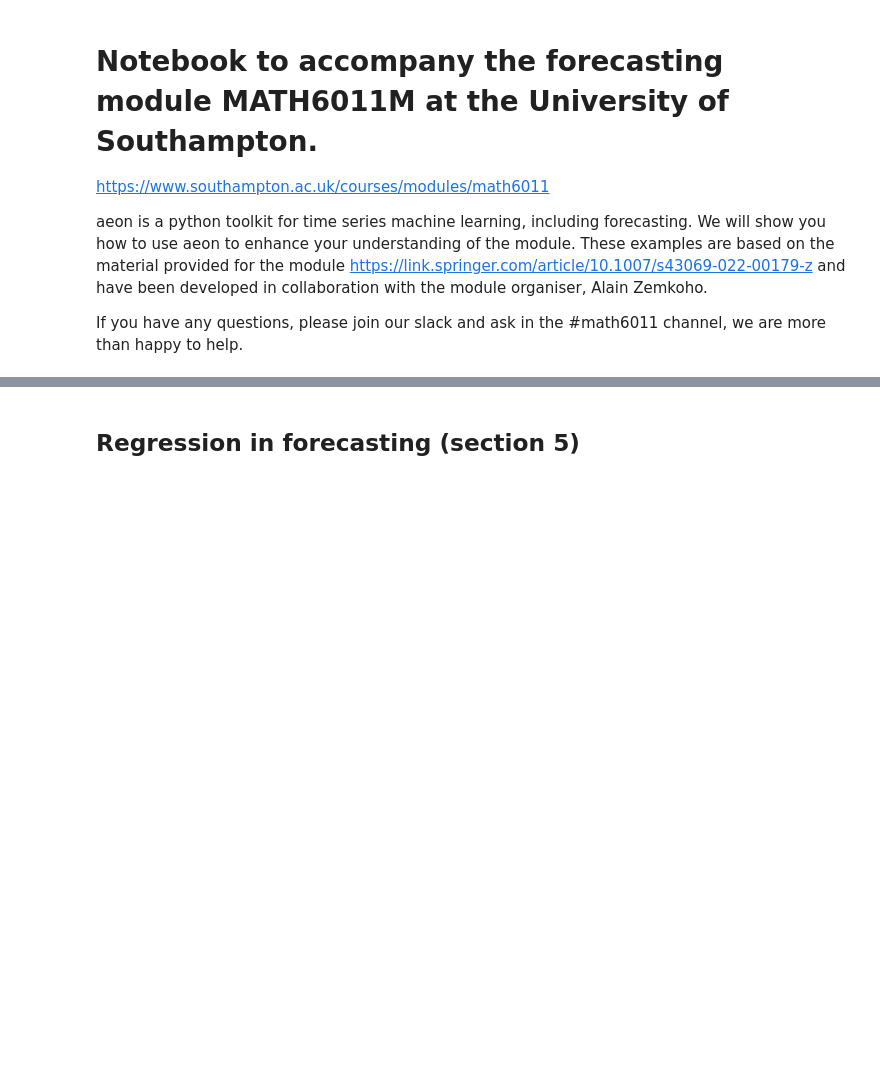
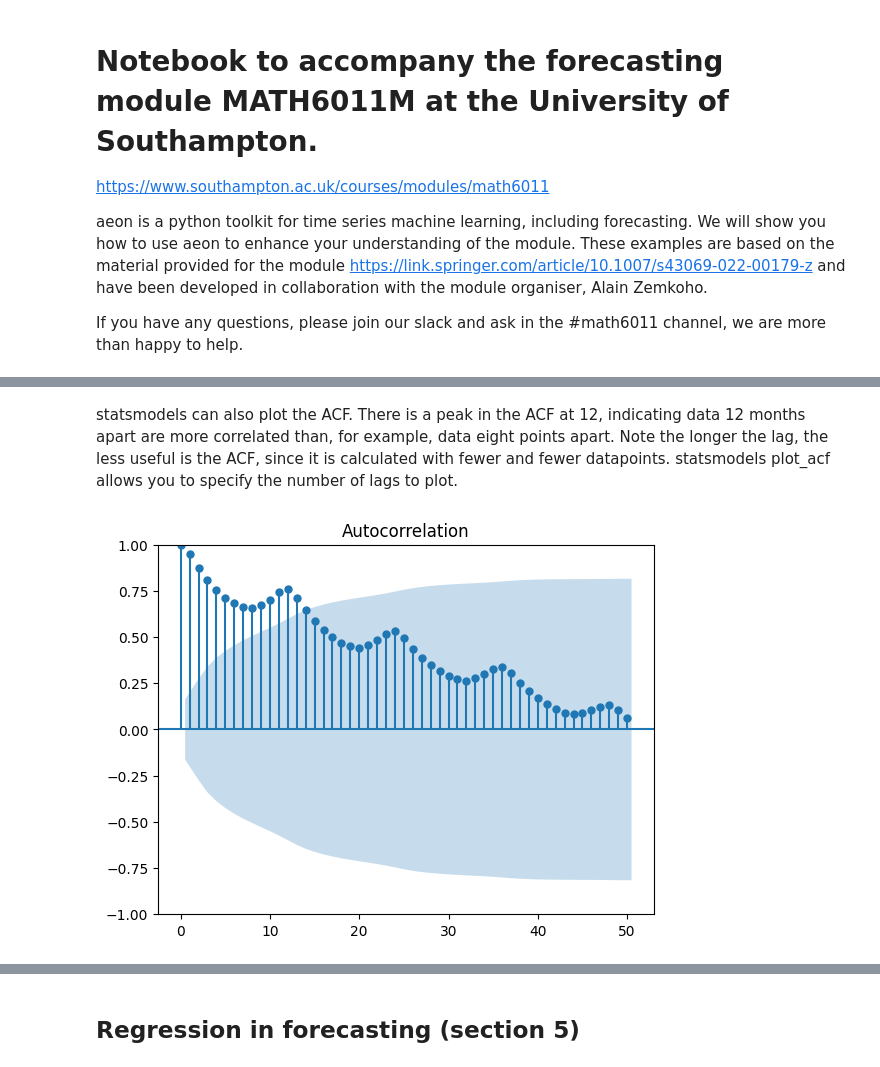
Before and after one commit to wayneadams/aeon, a Jupyter notebook: examples/forecasting/math6011.ipynb, the cells around one changed output, grey strips where cells are left out. Cells and saved outputs as stored; diff of their text form; code cells hidden in the pictures; blank space fills up the shorter version.

```diff
--- a/examples/forecasting/math6011.ipynb
+++ b/examples/forecasting/math6011.ipynb
@@ -30,0 +63,11 @@ Naive forecasting, MAPE, etc
+# %% [markdown]
+statsmodels can also plot the ACF. There is a peak in the ACF at 12, indicating data 12 months apart are more
+correlated than, for example, data eight points apart. Note the longer the lag, the
+less useful is the ACF, since it is calculated with fewer and fewer datapoints.
+statsmodels plot_acf allows you to specify the number of lags to plot.
+# %%
+from statsmodels.graphics.tsaplots import plot_acf
+
+plot = plot_acf(airline, lags=50)
+# %% [output]
+[figure, added]
```
Also changed, not shown: parts of 33 cells of this notebook, 1 other file.
